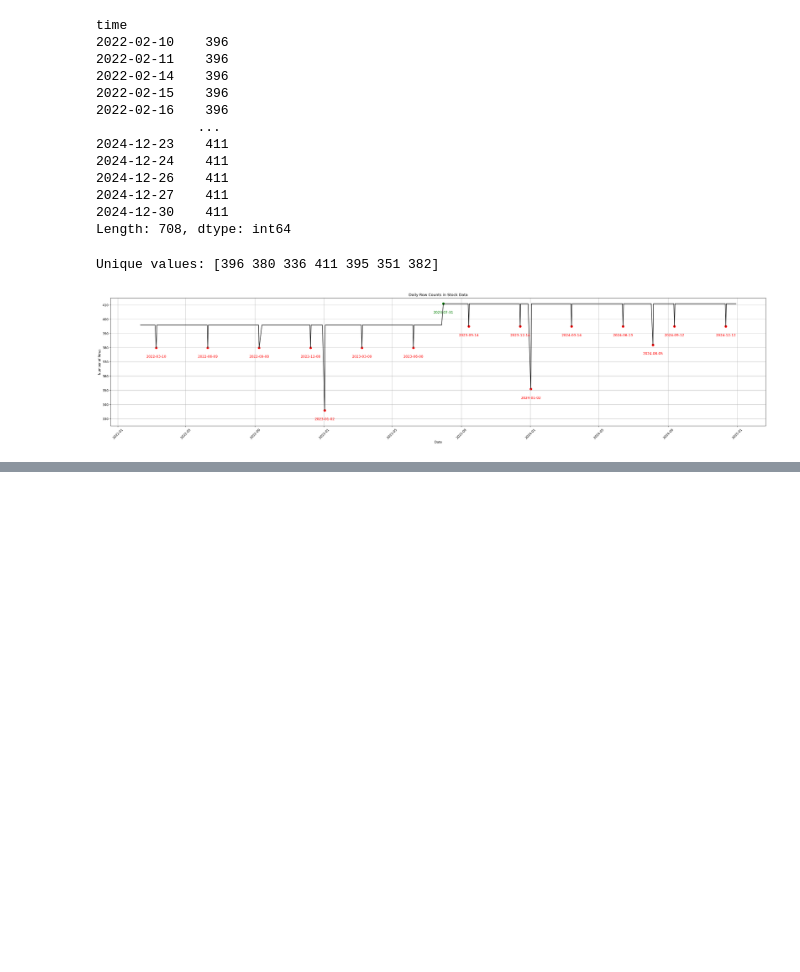
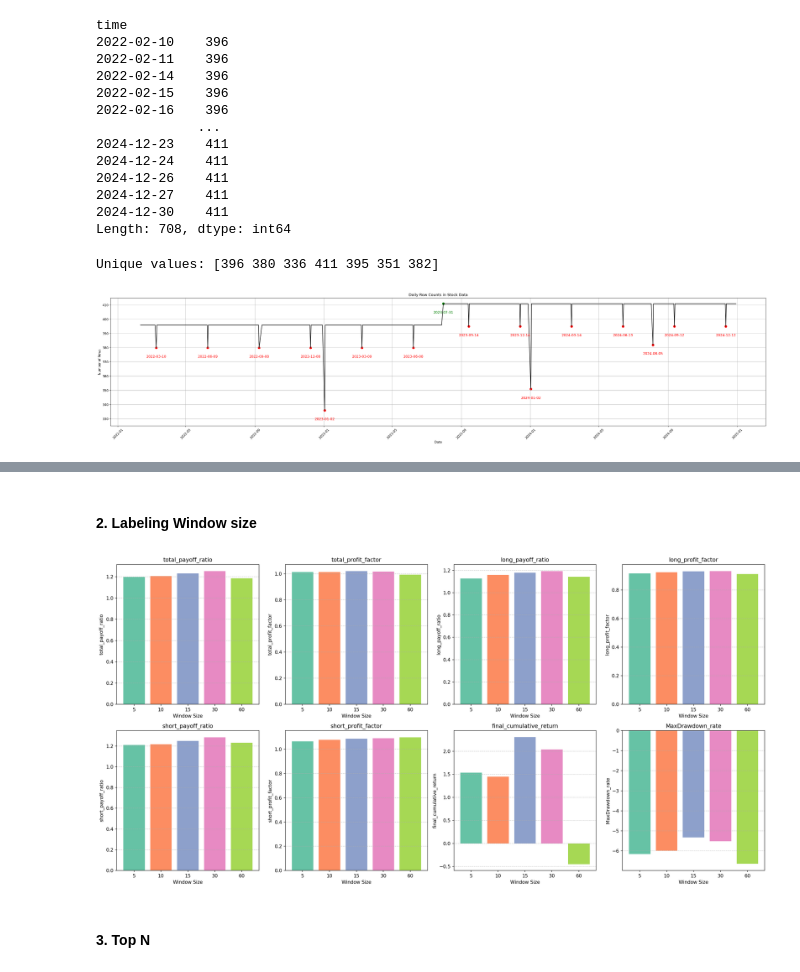
Before and after one commit to Kwack0202/PAST, a Jupyter notebook: EDA.ipynb, the cells around one changed output, grey strips where cells are left out. Drawn from its saved outputs; the diff is of its cells as text; code cells hidden in the pictures; blank space fills up the shorter version.

```diff
--- a/EDA.ipynb
+++ b/EDA.ipynb
@@ -91,0 +275,49 @@ plt.show()
+# %% [markdown]
+#### 2. Labeling Window size
+# %%
+grouped_df = df.iloc[:,1:24]
+grouped_df['label'] = df['label']
+grouped_df = grouped_df.groupby(['label']).mean().round(3)
+# %%
+import matplotlib.pyplot as plt
+import seaborn as sns
+import pandas as pd
+
+# (1) 시각화할 지표 목록
+metrics = [
+    'total_payoff_ratio', 'total_profit_factor',
+    'long_payoff_ratio', 'long_profit_factor',
+    'short_payoff_ratio', 'short_profit_factor',
+    'final_cumulative_return', 'MaxDrawdown_rate'
+]
+
+# (2) 색상 팔레트 및 창 크기별 색상 매핑 생성
+window_size_palette = sns.color_palette("Set2", 5)  # 5가지 색상 팔레트
+window_sizes = [5, 10, 15, 30, 60]
+window_size_color_map = dict(zip(window_sizes, window_size_palette))
+
+# (3) grouped_df를 사용한 시각화를 위해 인덱스(라벨)를 int형으로 변환
+df_viz = grouped_df.copy()
+df_viz.index = df_viz.index.astype(float).map(int)  # 인덱스가 5.0, 10.0 ...이면 5, 10, ...으로 변환
+
+# (4) 각 지표에 대해 2행 4열 서브플롯 생성
+fig, axes = plt.subplots(2, 4, figsize=(20, 10))
+axes = axes.flatten()
+
+for i, metric in enumerate(metrics):
+    ax = axes[i]
+    # 각 창 크기에 해당하는 색상 지정
+    colors = [window_size_color_map[int(lbl)] for lbl in df_viz.index]
+
+    ax.bar(df_viz.index.astype(str), df_viz[metric], color=colors)
+    ax.set_title(metric)
+    ax.set_xlabel("Window Size")
+    ax.set_ylabel(metric)
+    ax.grid(True, axis='y', linestyle='--', alpha=0.7)
+
+plt.tight_layout()
+plt.show()
+# %% [output]
+[figure, added]
+# %% [markdown]
+#### 3. Top N
```
Also changed, not shown: parts of 13 cells of this notebook, 8 other files.
